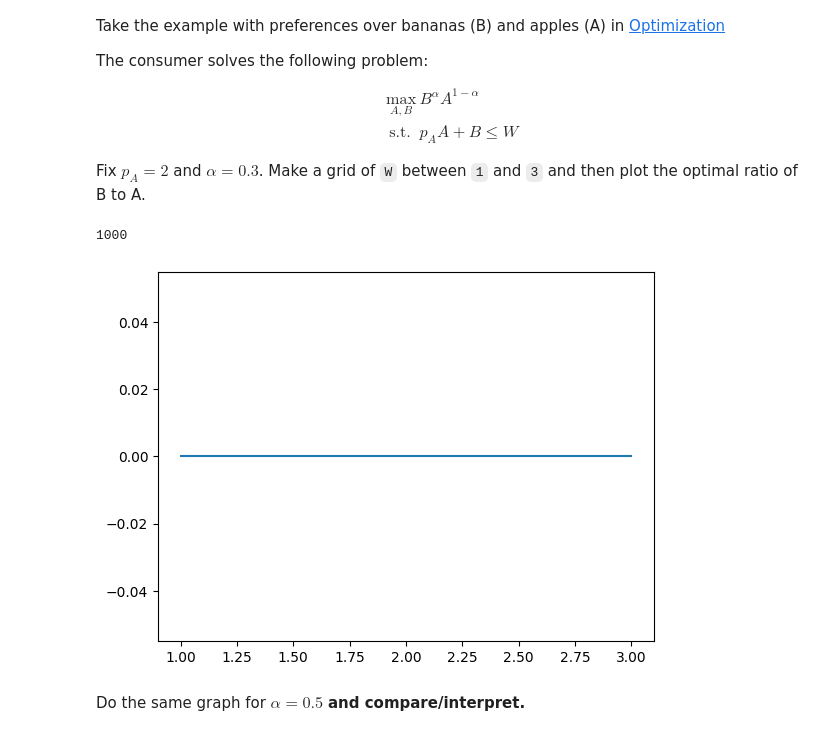
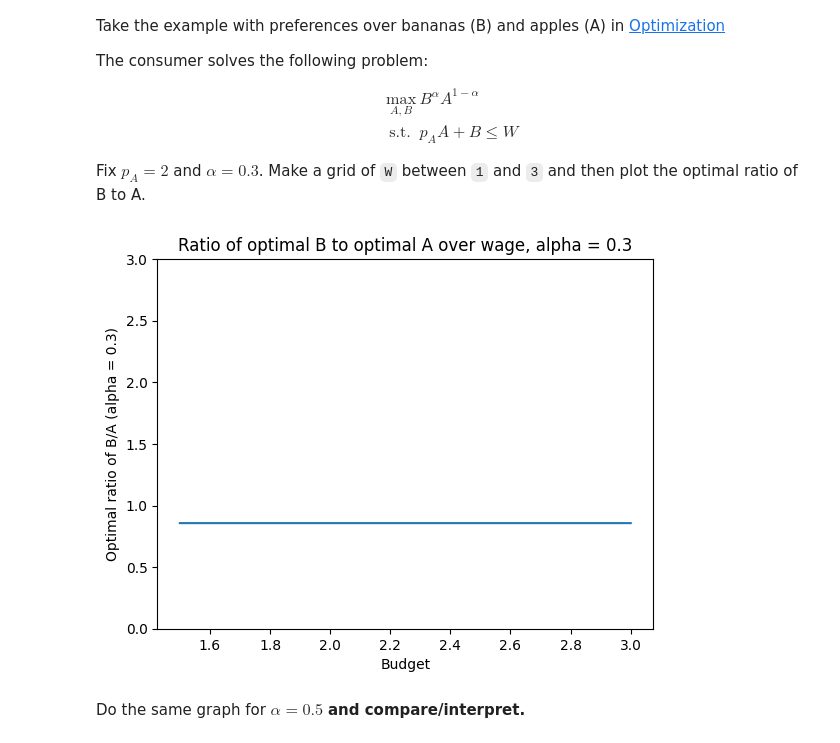
Before and after one commit to tonyliang19/ECON323_2023_Spring, a Jupyter notebook: problem_sets/problem_set_4_Luo_Liang.ipynb, the cells around one changed output. Drawn from its saved outputs; the diff is of its cells as text; code cells hidden in the pictures.

```diff
--- a/problem_sets/problem_set_4_Luo_Liang.ipynb
+++ b/problem_sets/problem_set_4_Luo_Liang.ipynb
@@ -247,8 +247,3 @@ $$
 $$
 
 Fix $ p_A = 2 $ and $ \alpha = 0.3 $.  Make a grid of `W` between `1` and `3` and then plot the optimal ratio of B to A.
-# %%
-W = np.linspace(1, 3, 1000)
-np.shape(W)[0]
-# %% [output]
-1000
@@ -257,47 +250,56 @@ n
 # %%
 # fixed parameters from instructions
 p_A = 2
 alpha = 0.3
 
 # # Your code here
-# grid of W between 1 and 3
-W = np.linspace(1, 3, 50)
 
 # Adapted from lecture code
 
-# utility function
 def U(A,B, alpha=alpha):
     return B**alpha * A**(1-alpha)
 
 # budget constratint
-def A_bc(B, W, p_A):
+def A_bc(W, B, p_A):
     # Given B, W and p_A return max amount of A consumer can afford
     return (W-B) / p_A
 
-# objective function
-def objective_fun(B, W, p_A):
-    # Return value of -U given B, when consume A as much as possible
-    # return -U to miniminize -U == max U
-    A = A_bc(W, B, p_A)
-    return -U(A,B, alpha)
 
-
-def plot_optimal_ratio(W, p_A):
+def plot_optimal_ratios(W, alpha):
     # pre_allocate space to store ratios
     ratios = np.zeros(np.shape(W)[0])
     for i, wage in enumerate(W):
-        max_result = opt.minimize(objective_fun, args=(wage, p_A), x0 = 1)
-        opt_B = max_result.x
+        # objective function
+        def objective_fun(B, W=wage, p_A=p_A):
+            # Return value of -U given B, when consume A as much as possible
+            # return -U to miniminize -U == max
+            A = A_bc(W, B, p_A)
+            return -U(A,B,alpha)
+        result = opt.minimize(objective_fun, x0 = 1)
+        opt_B = result.x
         opt_A = A_bc(wage, opt_B,  p_A)
-        ratio[i] = opt_B / opt_A
+        ratios[i] = opt_B / opt_A
 
     # plot the optimal ratio of B to A
     fig, ax = plt.subplots()
+
+    # add labels
+    ax.set_xlabel("Budget")
+    ax.set_ylabel(f"Optimal ratio of B/A (alpha = {alpha})")
+    # set y lim
+    ax.set_ylim([0,3])
+    ax.set_title(f"Ratio of optimal B to optimal A over wage, alpha = {alpha}")
     ax.plot(W, ratios)
 
-plot_optimal_ratio(W, alpha)
+
+# bounds changed according to piazza post @143
+# grid of W between 1.5 and 3
+W = np.linspace(1.5, 3, 50)
+
+
+plot_optimal_ratios(W, alpha=0.3)
 # %% [output]
-[figure, old version]
+[figure, new version]
 # %% [markdown]
 Do the same graph for $ \alpha = 0.5 $ **and compare/interpret.**
 # %%
```
Also changed, not shown: parts of 7 cells of this notebook.
